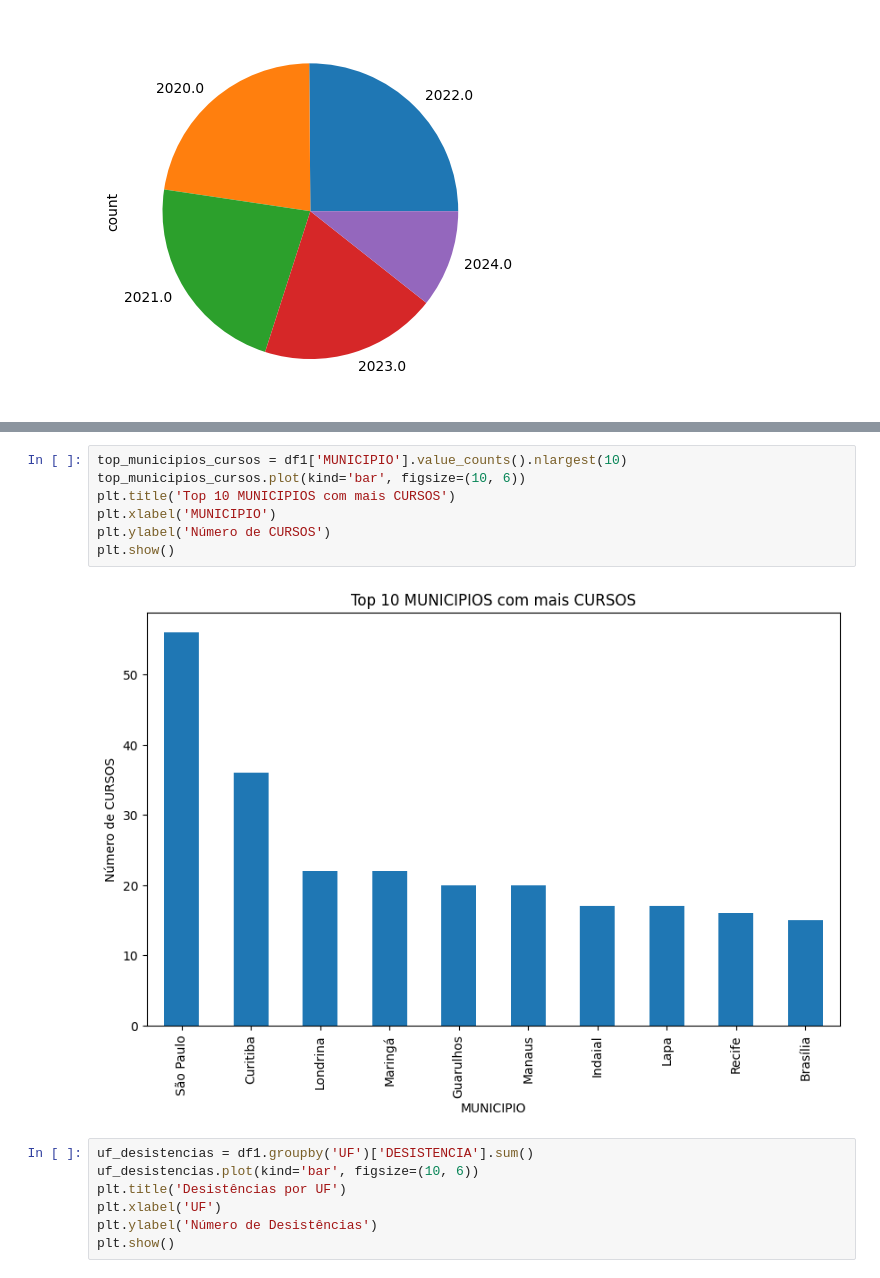
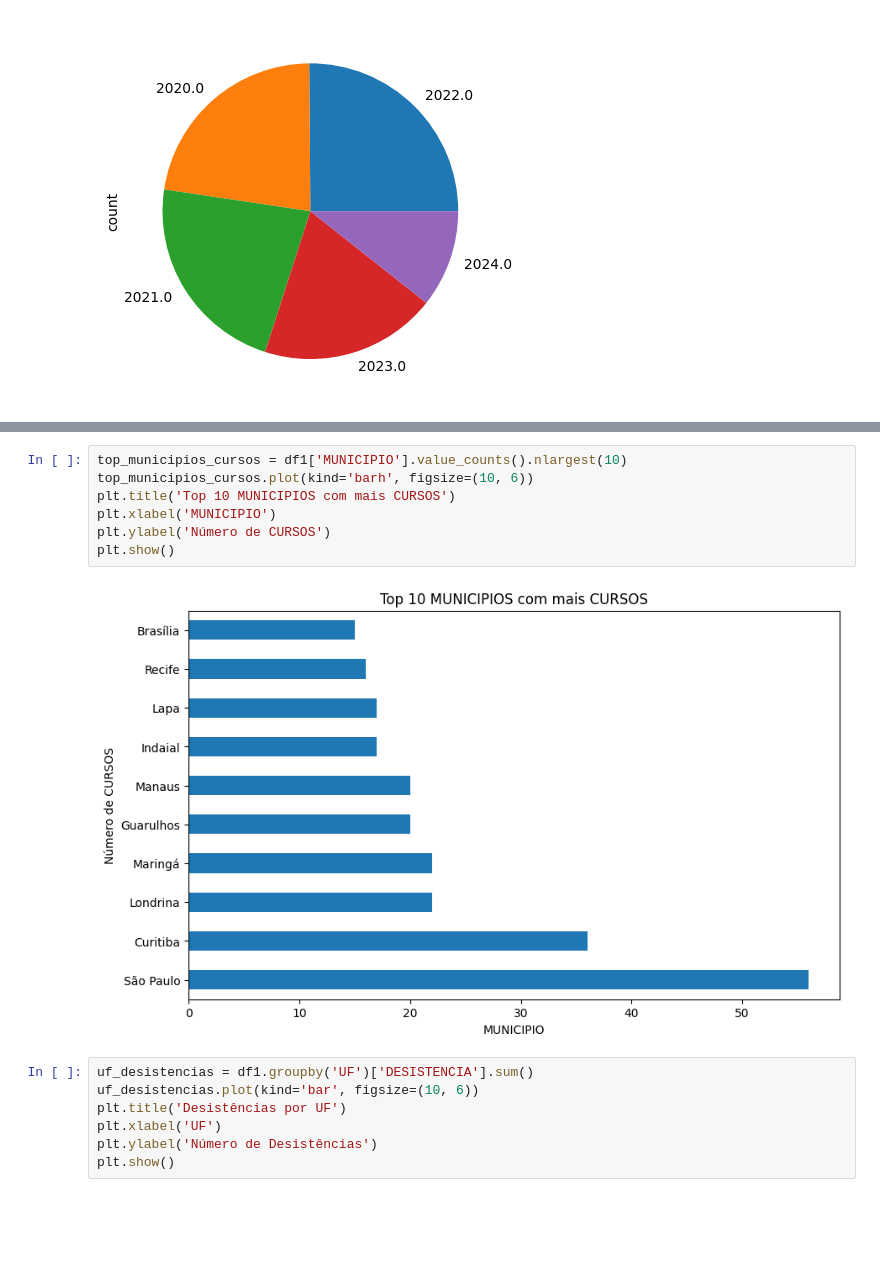
Before and after one commit to leticiaholsback/Projeto_Tec_de_Programacao__ADAtech, a Jupyter notebook: AdaTech_Dados_Projeto.ipynb, the cells around one changed output, grey strips where cells are left out. Cells and saved outputs as stored; diff of their text form; blank space fills up the shorter version.

```diff
--- a/AdaTech_Dados_Projeto.ipynb
+++ b/AdaTech_Dados_Projeto.ipynb
@@ -290,12 +309,12 @@ plt.show()
 # %%
 top_municipios_cursos = df1['MUNICIPIO'].value_counts().nlargest(10)
-top_municipios_cursos.plot(kind='bar', figsize=(10, 6))
+top_municipios_cursos.plot(kind='barh', figsize=(10, 6))
 plt.title('Top 10 MUNICIPIOS com mais CURSOS')
 plt.xlabel('MUNICIPIO')
 plt.ylabel('Número de CURSOS')
 plt.show()
 # %% [output]
-[figure, old version]
+[figure, new version]
 # %%
 uf_desistencias = df1.groupby('UF')['DESISTENCIA'].sum()
 uf_desistencias.plot(kind='bar', figsize=(10, 6))
```
Also changed, not shown: parts of 41 cells of this notebook.
